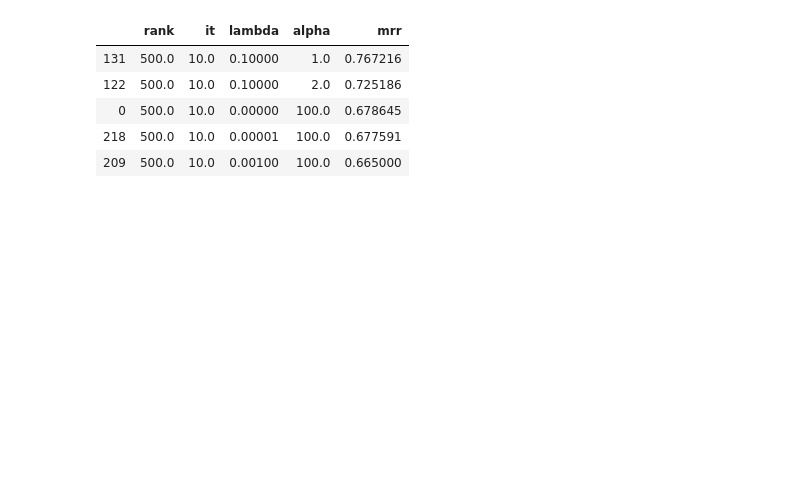
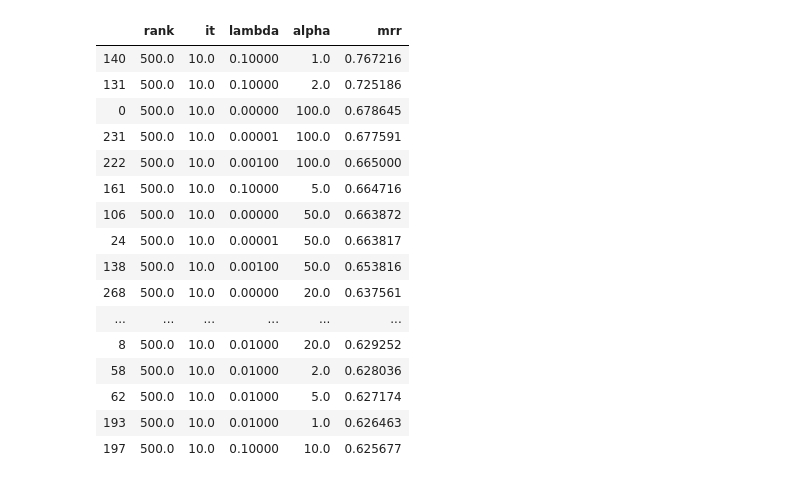
Before and after one commit to mboyanov/steamrec, a Jupyter notebook: Results Analysis.ipynb, the cells around one changed output. Saved outputs shown, nothing was run; the diff lists cells and outputs as text; code cells hidden in the pictures; blank space fills up the shorter version.

```diff
--- a/Results Analysis.ipynb
+++ b/Results Analysis.ipynb
@@ -19,19 +19,30 @@ def extract_params(f):
 # %%
 data = []
 for f in path.glob("rank*"):
     mrr = float((f / 'mrr.txt').read_text())
     params = extract_params(f)
     params['mrr'] = mrr
     data. append(params)
 df = pd.DataFrame(data)
-df.sort_values('mrr', ascending=False).head()
+df.sort_values('mrr', ascending=False).head(20)
 # %% [output]
 |  | rank | it | lambda | alpha | mrr |
-| 131 | 500.0 | 10.0 | 0.10000 | 1.0 | 0.767216 |
-| 122 | 500.0 | 10.0 | 0.10000 | 2.0 | 0.725186 |
+| 140 | 500.0 | 10.0 | 0.10000 | 1.0 | 0.767216 |
+| 131 | 500.0 | 10.0 | 0.10000 | 2.0 | 0.725186 |
 | 0 | 500.0 | 10.0 | 0.00000 | 100.0 | 0.678645 |
-| 218 | 500.0 | 10.0 | 0.00001 | 100.0 | 0.677591 |
-| 209 | 500.0 | 10.0 | 0.00100 | 100.0 | 0.665000 |
+| 231 | 500.0 | 10.0 | 0.00001 | 100.0 | 0.677591 |
+| 222 | 500.0 | 10.0 | 0.00100 | 100.0 | 0.665000 |
+| 161 | 500.0 | 10.0 | 0.10000 | 5.0 | 0.664716 |
+| 106 | 500.0 | 10.0 | 0.00000 | 50.0 | 0.663872 |
+| 24 | 500.0 | 10.0 | 0.00001 | 50.0 | 0.663817 |
+| 138 | 500.0 | 10.0 | 0.00100 | 50.0 | 0.653816 |
+| 268 | 500.0 | 10.0 | 0.00000 | 20.0 | 0.637561 |
+| ... | ... | ... | ... | ... | ... |
+| 8 | 500.0 | 10.0 | 0.01000 | 20.0 | 0.629252 |
+| 58 | 500.0 | 10.0 | 0.01000 | 2.0 | 0.628036 |
+| 62 | 500.0 | 10.0 | 0.01000 | 5.0 | 0.627174 |
+| 193 | 500.0 | 10.0 | 0.01000 | 1.0 | 0.626463 |
+| 197 | 500.0 | 10.0 | 0.10000 | 10.0 | 0.625677 |
 # %%
 def plot_by_property(df, prop, title=''):
     fig, ax = plt.subplots(figsize=(16,9))
```
Also changed, not shown: parts of 6 cells of this notebook, 4 other files.
